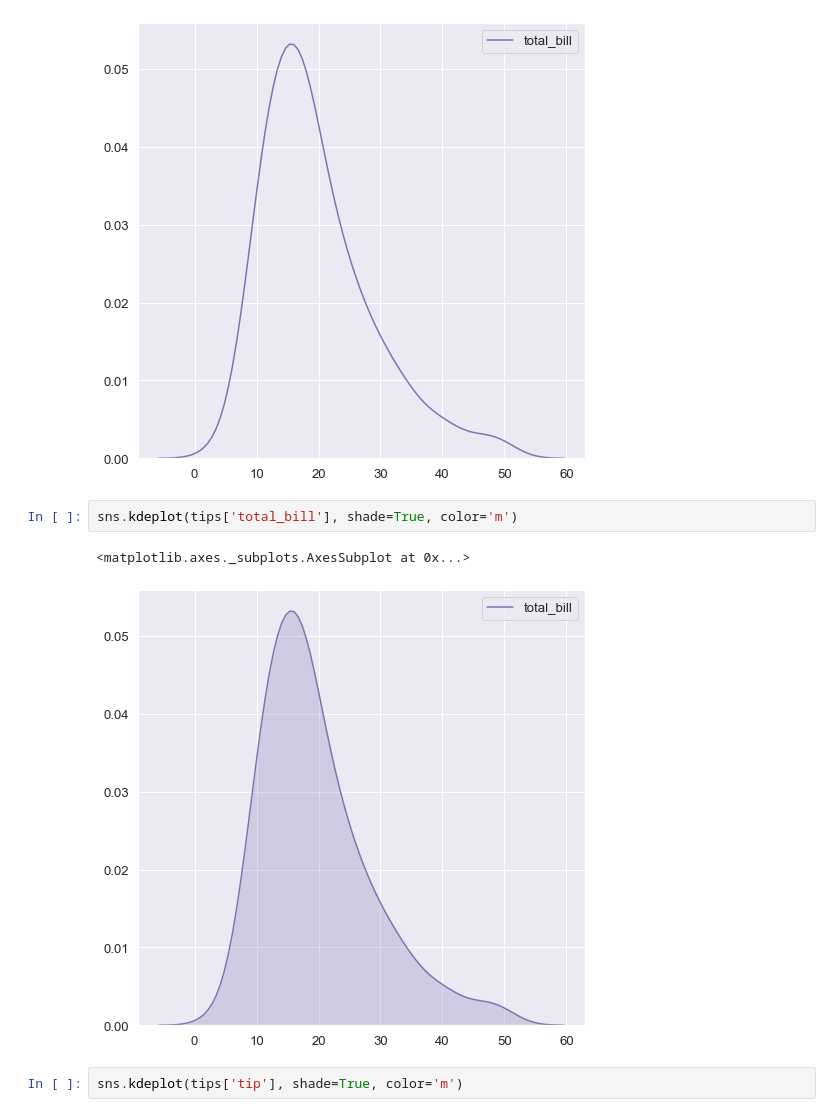
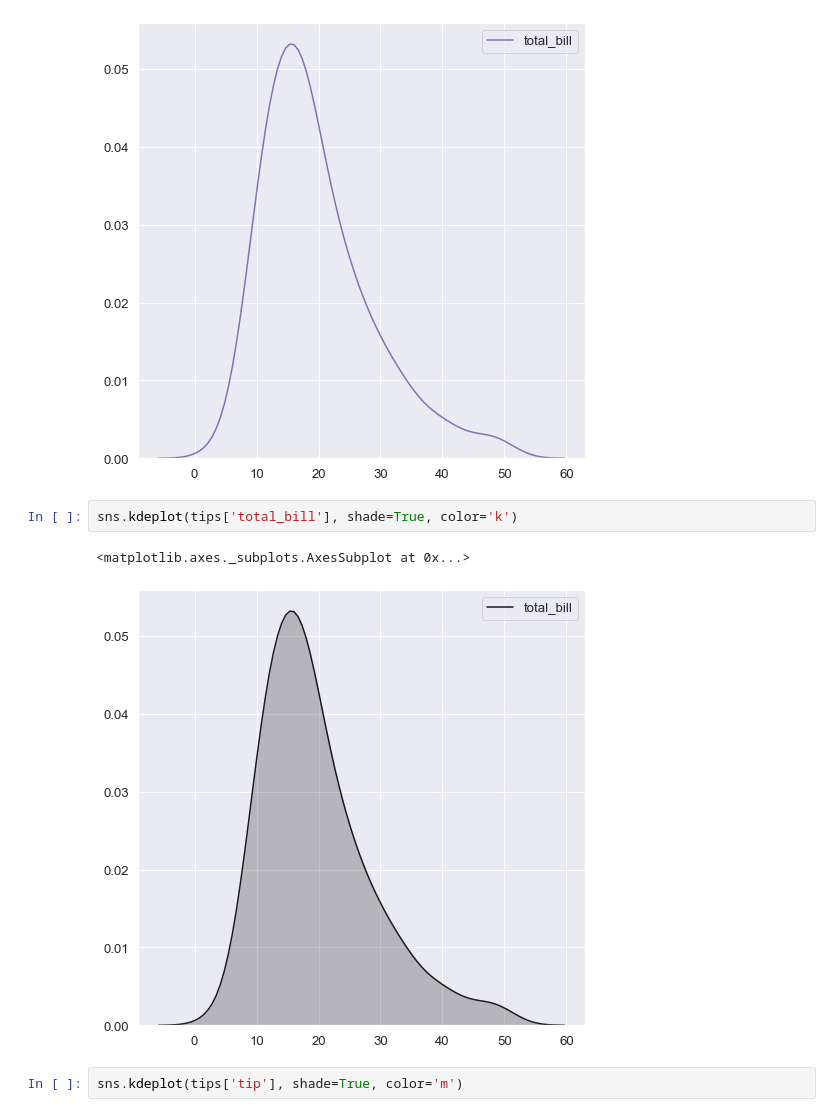
Before and after one commit to Jekso/Singularity-Data-Science, a Jupyter notebook: 08-Data Visualization with Matplotlib & Seaborn/code/01-Seaborn/00-Distribution Plots.ipynb, the cells around one changed output. Drawn from its saved outputs; the diff is of its cells as text.

```diff
--- a/08-Data Visualization with Matplotlib & Seaborn/code/01-Seaborn/00-Distribution Plots.ipynb
+++ b/08-Data Visualization with Matplotlib & Seaborn/code/01-Seaborn/00-Distribution Plots.ipynb
@@ -143,10 +143,10 @@ sns.kdeplot(tips['total_bill'], color='m')
 <matplotlib.axes._subplots.AxesSubplot at 0x...>
 [figure]
 # %%
-sns.kdeplot(tips['total_bill'], shade=True, color='m')
+sns.kdeplot(tips['total_bill'], shade=True, color='k')
 # %% [output]
 <matplotlib.axes._subplots.AxesSubplot at 0x...>
-[figure, old version]
+[figure, new version]
 # %%
 sns.kdeplot(tips['tip'], shade=True, color='m')
 # %% [output]
```
Also changed, not shown: parts of 1 cell of this notebook, 5 other files.
